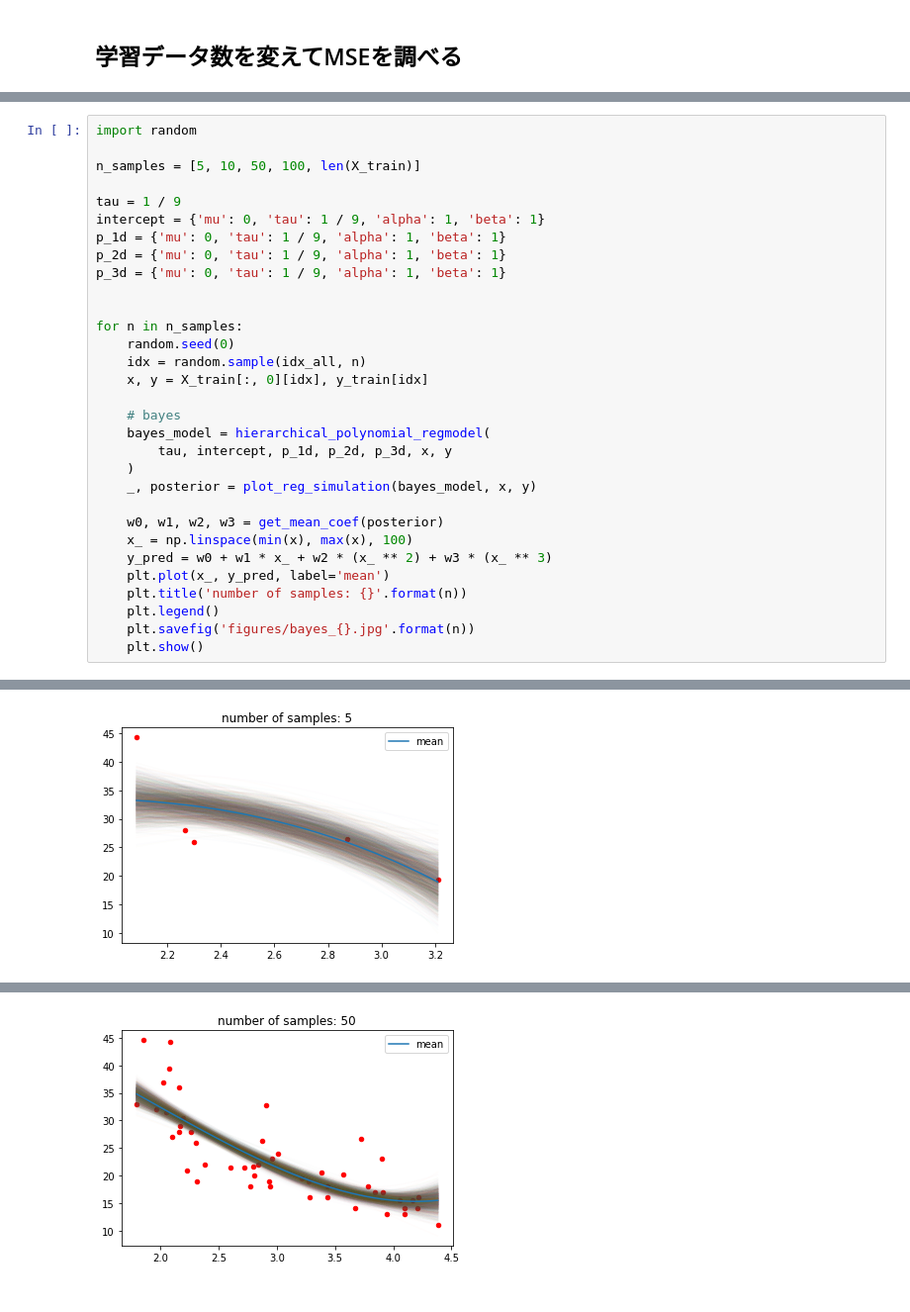
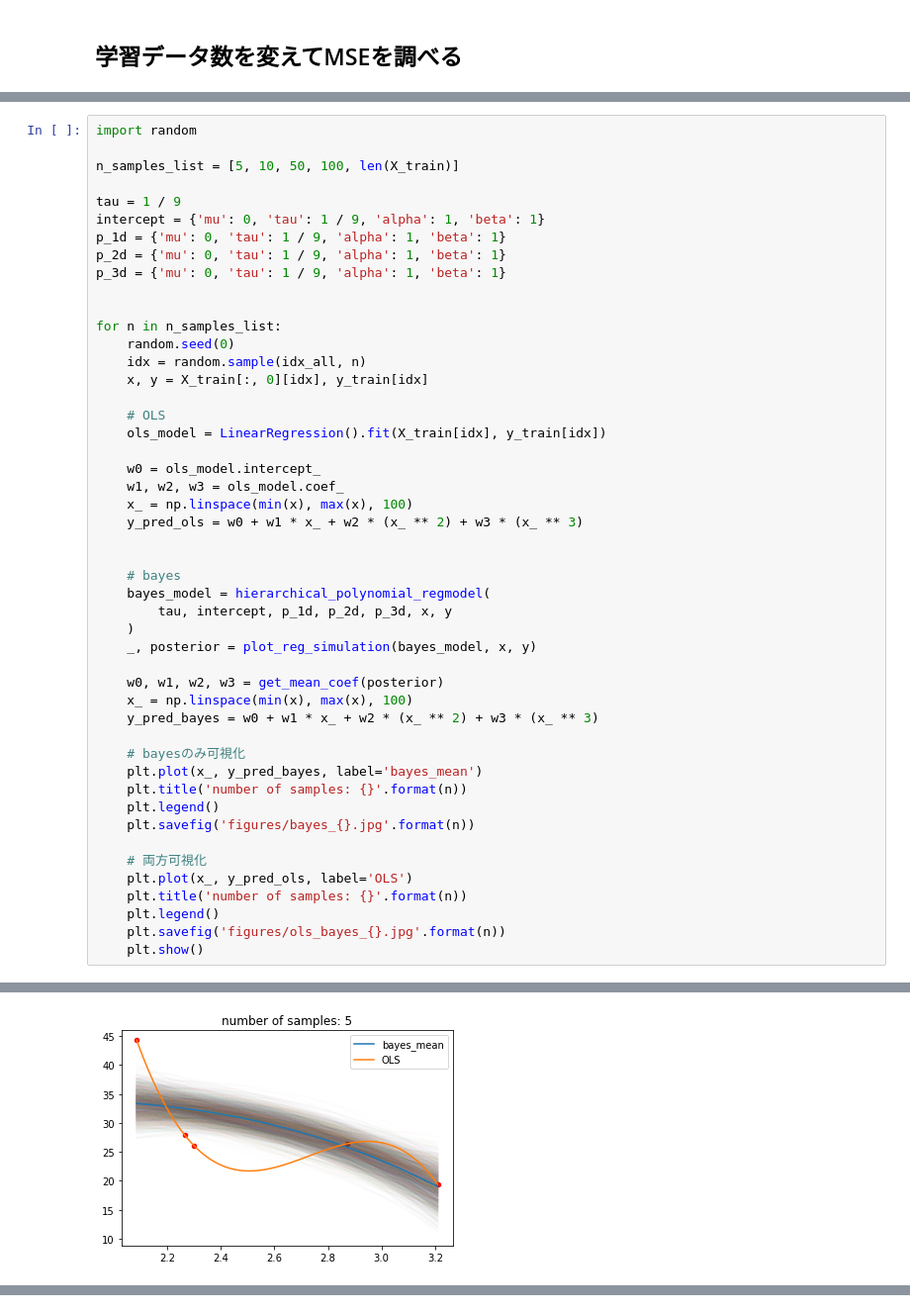
Before and after one commit to yoshi-chanaka/bayesian_regression, a Jupyter notebook: program.ipynb, the cells around one changed output, grey strips where cells are left out. Shown at 99% size. Saved outputs shown, nothing was run; the diff lists cells and outputs as text.

```diff
--- a/program.ipynb
+++ b/program.ipynb
@@ -286,7 +342,7 @@ print(mse_history['bayes'])
 # %%
 import random
 
-n_samples = [5, 10, 50, 100, len(X_train)]
+n_samples_list = [5, 10, 50, 100, len(X_train)]
 
 tau = 1 / 9
 intercept = {'mu': 0, 'tau': 1 / 9, 'alpha': 1, 'beta': 1}
@@ -295,10 +351,19 @@ p_2d = {'mu': 0, 'tau': 1 / 9, 'alpha': 1, 'beta': 1}
 p_3d = {'mu': 0, 'tau': 1 / 9, 'alpha': 1, 'beta': 1}
 
 
-for n in n_samples:
+for n in n_samples_list:
     random.seed(0)
     idx = random.sample(idx_all, n)
     x, y = X_train[:, 0][idx], y_train[idx]
+
+    # OLS
+    ols_model = LinearRegression().fit(X_train[idx], y_train[idx])
+
+    w0 = ols_model.intercept_
+    w1, w2, w3 = ols_model.coef_
+    x_ = np.linspace(min(x), max(x), 100)
+    y_pred_ols = w0 + w1 * x_ + w2 * (x_ ** 2) + w3 * (x_ ** 3)
+
 
     # bayes
     bayes_model = hierarchical_polynomial_regmodel(
@@ -308,11 +373,19 @@ for n in n_samples:
 
     w0, w1, w2, w3 = get_mean_coef(posterior)
     x_ = np.linspace(min(x), max(x), 100)
-    y_pred = w0 + w1 * x_ + w2 * (x_ ** 2) + w3 * (x_ ** 3)
-    plt.plot(x_, y_pred, label='mean')
+    y_pred_bayes = w0 + w1 * x_ + w2 * (x_ ** 2) + w3 * (x_ ** 3)
+
+    # bayesのみ可視化
+    plt.plot(x_, y_pred_bayes, label='bayes_mean')
     plt.title('number of samples: {}'.format(n))
     plt.legend()
     plt.savefig('figures/bayes_{}.jpg'.format(n))
+
+    # 両方可視化
+    plt.plot(x_, y_pred_ols, label='OLS')
+    plt.title('number of samples: {}'.format(n))
+    plt.legend()
+    plt.savefig('figures/ols_bayes_{}.jpg'.format(n))
     plt.show()
 # %% [output]
 Auto-assigning NUTS sampler...
@@ -324,5 +399,5 @@ The rhat statistic is larger than 1.05 for some parameters. This indicates sligh
 The estimated number of effective samples is smaller than 200 for some parameters.
-[figure, old version]
+[figure, new version]
 Auto-assigning NUTS sampler...
 Initializing NUTS using jitter+adapt_diag...
 Multiprocess sampling (4 chains in 4 jobs)
@@ -343 +410,0 @@ The number of effective samples is smaller than 25% for some parameters.
-[figure, removed]
```
Also changed, not shown: parts of 10 cells of this notebook, 16 other files.
